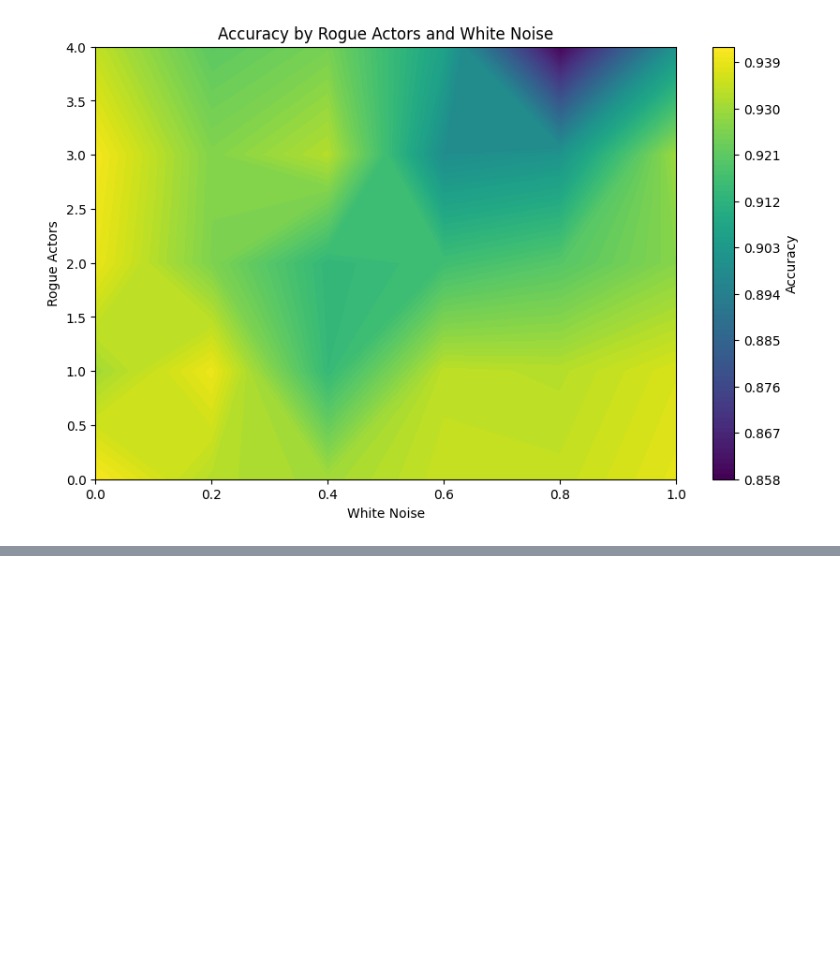
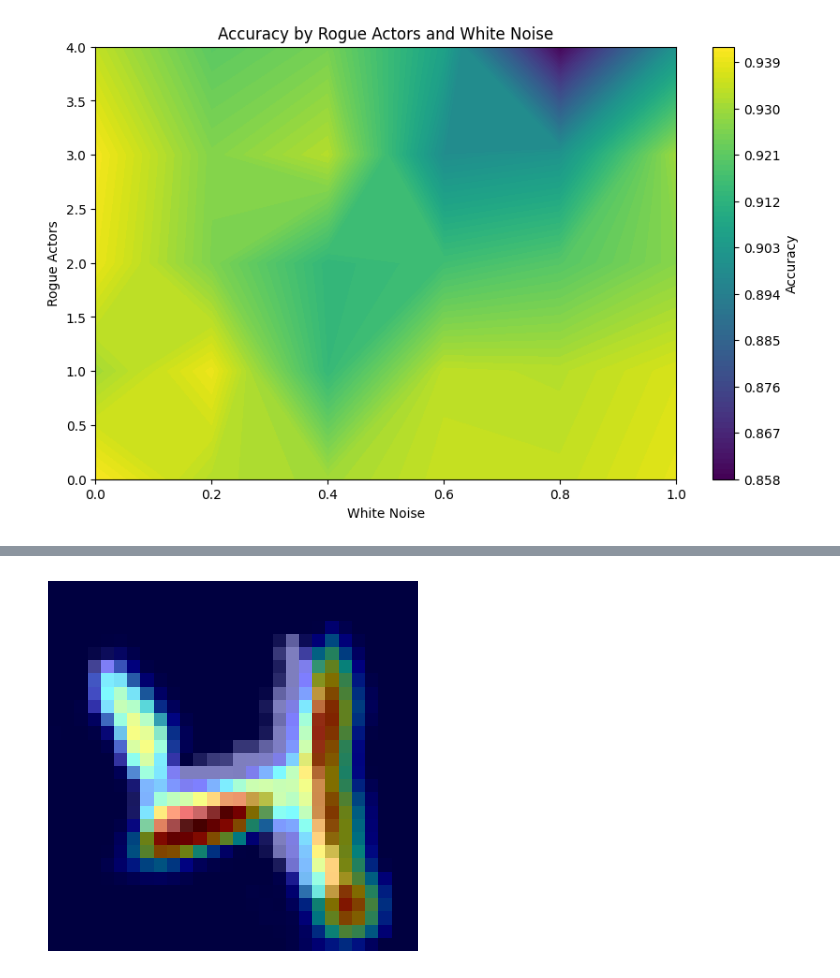
Before and after one commit to Lokeyli/eth-dl-project, a Jupyter notebook: plotter.ipynb, the cells around one changed output, grey strips where cells are left out. Cells and saved outputs as stored; diff of their text form; code cells hidden in the pictures; blank space fills up the shorter version.

```diff
--- a/plotter.ipynb
+++ b/plotter.ipynb
@@ -241,7 +241,7 @@ plt.show()
 import torch
 
 
-skip_layer = False
+skip_layer = True
 class Net(nn.Module):
     def __init__(self):
         super().__init__()
@@ -307,48 +285,48 @@ DEVICE = torch.device(device)  # Try "cuda" to train on GPU
 
 round_num = 4
 cid = 2
-aggregate = True
+model_names = ["means-local-4-2", "means-4-2", "default-4-2", "local_numbers", "single_client"]
+base_name = "Number4"
 
-model = Net().to(DEVICE)
-m = torch.load(f"models/client-30-2.pth", map_location=DEVICE, weights_only=True)
-model.load_state_dict(m)
+def plot(mnist_loader, model, name, isConv2=False):
+    # Get a batch of test data
+    data_iter = iter(mnist_loader)
+    images, labels = next(data_iter)
+    input_tensor = images.to(DEVICE)
+
+    # Define the target layers for GradCAM
+
+    target_layers = [model.conv2 if isConv2 else model.conv1]
+
+    # We have to specify the target we want to generate the CAM for.
+    targets = [ClassifierOutputTarget(label.item()) for label in labels]
+
+    # Construct the CAM object once, and then re-use it on many images.
+    with GradCAM(model=model, target_layers=target_layers) as cam:
+        # You can also pass aug_smooth=True and eigen_smooth=True, to apply smoothing.
+        grayscale_cam = cam(input_tensor=input_tensor, targets=targets)
+
+        # In this example grayscale_cam has the same number of images as the input batch:
+        for i in range(len(grayscale_cam)):
+            grayscale_cam_single = grayscale_cam[i, :]
+            rgb_img = input_tensor[i].permute(1, 2, 0).cpu().numpy()
+            visualization = show_cam_on_image(rgb_img, grayscale_cam_single, use_rgb=True)
+
+            # Plot the activation maps
+            plt.imshow(visualization)
+            plt.axis('off')
+            plt.savefig(f"plots/InterestingAttention2/{name}.png")
+            plt.show()
+
 
 transform = transforms.ToTensor()
-mnist_dataset = datasets.MNIST(root='./data', train=True, download=True, transform=transform)[4]
+mnist_dataset = datasets.MNIST(root='./data', train=True, download=True, transform=transform)[20]
 mnist_loader = torch.utils.data.DataLoader([mnist_dataset], batch_size=1, shuffle=True)
-print(mnist_dataset)
-shift_x, shift_y = 5, 5
-# img = np.array(img)
-# img = np.roll(img, int(shift_y), axis=2) # Shift along height
-# img = np.roll(img, int(shift_x), axis=1) # Shift along width
+for name in model_names:
+    model = Net().to(DEVICE)
+    m = torch.load(f"models/{name}.pth", map_location=DEVICE, weights_only=True)
+    model.load_state_dict(m)
 
-# Get a batch of test data
-data_iter = iter(mnist_loader)
-images, labels = next(data_iter)
-input_tensor = images.to(DEVICE)
-
-# Define the target layers for GradCAM
-
-target_layers = [model.conv1]
-
-# We have to specify the target we want to generate the CAM for.
-targets = [ClassifierOutputTarget(label.item()) for label in labels]
-
-# Construct the CAM object once, and then re-use it on many images.
-with GradCAM(model=model, target_layers=target_layers) as cam:
-    # You can also pass aug_smooth=True and eigen_smooth=True, to apply smoothing.
-    grayscale_cam = cam(input_tensor=input_tensor, targets=targets)
-
-    # In this example grayscale_cam has the same number of images as the input batch:
-    for i in range(len(grayscale_cam)):
-        grayscale_cam_single = grayscale_cam[i, :]
-        rgb_img = input_tensor[i].permute(1, 2, 0).cpu().numpy()
-        visualization = show_cam_on_image(rgb_img, grayscale_cam_single, use_rgb=True)
-
-        # Plot the activation maps
-        plt.imshow(visualization)
-        plt.axis('off')
-        plt.title(f"Attention Map of Conv2 Layer for Image {i}")
-        plt.savefig(f'plots/attention_grad_local_numbers_diff_c1.pdf')
-        plt.show()
+    plot(mnist_loader, model, f"{base_name}-{name}-conv1", isConv2=False)
+    plot(mnist_loader, model, f"{base_name}-{name}-conv2", isConv2=True)
 # %% [output]
@@ -355,0 +333 @@ RuntimeError: Expected 3D (unbatched) or 4D (batched) input to conv2d, but got i
+[figure, added]
```
Also changed, not shown: parts of 3 cells of this notebook, 16 other files.
